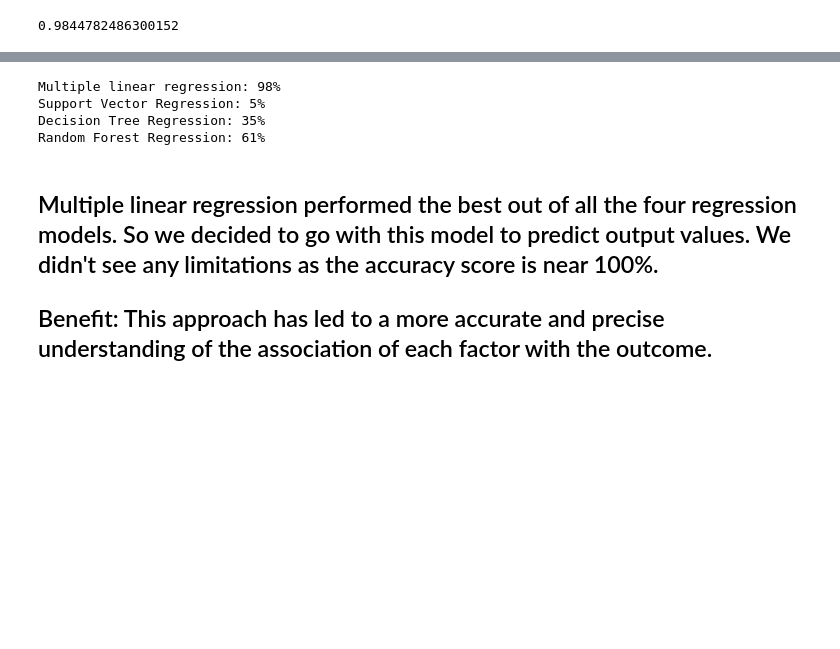
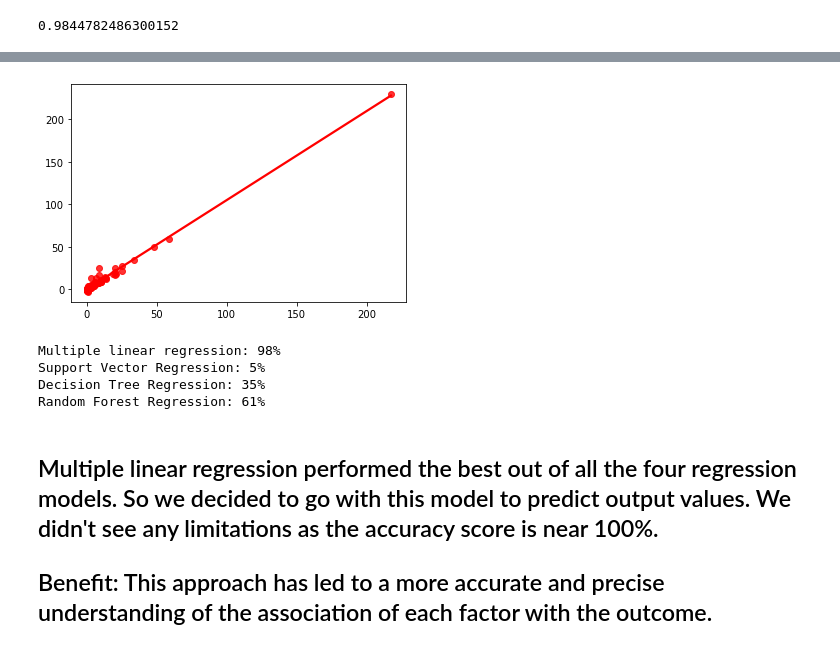
Before and after one commit to divish16/NYC-Student-Success-Predictions, a Jupyter notebook: ML_segment2.ipynb, the cells around one changed output, grey strips where cells are left out. Cells and saved outputs as stored; diff of their text form; code cells hidden in the pictures; blank space fills up the shorter version.

```diff
--- a/ML_segment2.ipynb
+++ b/ML_segment2.ipynb
@@ -264,3 +309,7 @@ Text(0.5, 1.0, ' Actaul dropout numbers Vs predicted dropout numbers')
+# %%
+sns.regplot(x=y_test,y=predictions,ci=None,color ='red');
+# %% [output]
+[figure, added]
 # %%
 print("Multiple linear regression: 98%")
 print("Support Vector Regression: 5%")
```
Also changed, not shown: parts of 34 cells of this notebook.
